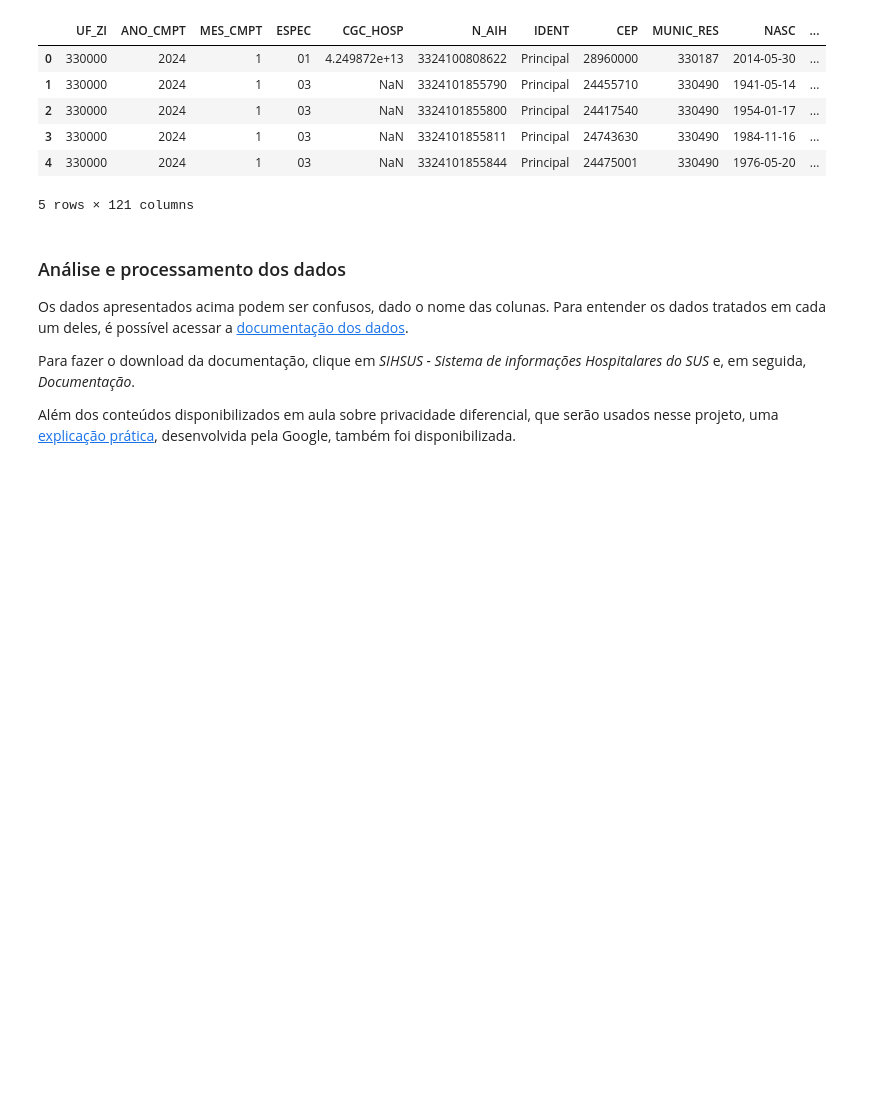
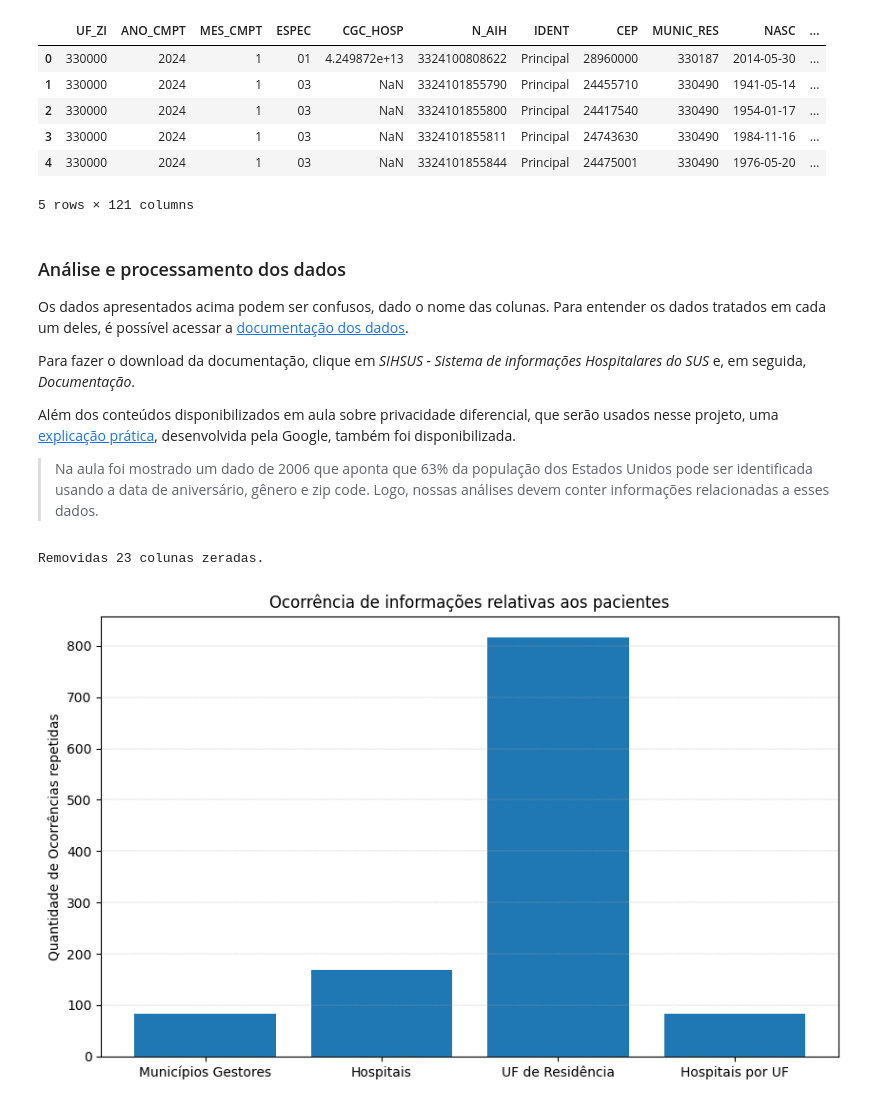
Before and after one commit to rodrigocmichelassi/health-privacy, a Jupyter notebook: health-privacy.ipynb, the cells around one changed output. Saved outputs shown, nothing was run; the diff lists cells and outputs as text; code cells hidden in the pictures; blank space fills up the shorter version.

Commit message:
add data exploration and pre processing

```diff
--- a/health-privacy.ipynb
+++ b/health-privacy.ipynb
@@ -27,3 +28,38 @@ Os dados apresentados acima podem ser confusos, dado o nome das colunas. Para en
 Para fazer o download da documentação, clique em _SIHSUS - Sistema de informações Hospitalares do SUS_ e, em seguida, _Documentação_.
 
 Além dos conteúdos disponibilizados em aula sobre privacidade diferencial, que serão usados nesse projeto, uma [explicação prática](https://cloud.google.com/bigquery/docs/differential-privacy?hl=pt-br), desenvolvida pela Google, também foi disponibilizada.
+
+> Na aula foi mostrado um dado de 2006 que aponta que 63% da população dos Estados Unidos pode ser identificada usando a data de aniversário, gênero e zip code. Logo, nossas análises devem conter informações relacionadas a esses dados.
+# %%
+# Remover colunas zeradas
+columns_before = len(data_df.columns)
+
+drop_cols = data_df.columns[(data_df == 0).all()]
+data_df.drop(drop_cols, axis=1, inplace=True)
+
+columns_after = len(data_df.columns)
+
+print(f"Removidas {columns_before - columns_after} colunas zeradas.")
+# %% [output]
+Removidas 23 colunas zeradas.
+# %%
+# Remover pacientes com mais de 100 anos (há incoerência nos dados)
+data_df['NASC'] = pd.to_datetime(data_df['NASC'], errors='coerce')
+
+data_df = data_df[data_df['NASC'].dt.year >= 1924]
+# %%
+unique_uf = data_df['UF_ZI'].nunique()
+unique_hospitals = data_df['CGC_HOSP'].nunique()
+unique_residency_cities = data_df['MUNIC_RES'].nunique()
+unique_hospital_cities = data_df['MUNIC_MOV'].nunique()
+
+fig = plt.figure(figsize=(10,6))
+plt.bar(['Municípios Gestores', 'Hospitais', 'UF de Residência', 'Hospitais por UF'],
+        [unique_uf, unique_hospitals, unique_residency_cities, unique_hospital_cities])
+plt.grid(linestyle='--', axis='y', linewidth=0.3)
+plt.title("Ocorrência de informações relativas aos pacientes")
+plt.ylabel("Quantidade de Ocorrências repetidas")
+# plt.xticks(rotation=45)
+plt.show()
+# %% [output]
+[figure, added]
```
Also changed, not shown: parts of 19 cells of this notebook.
